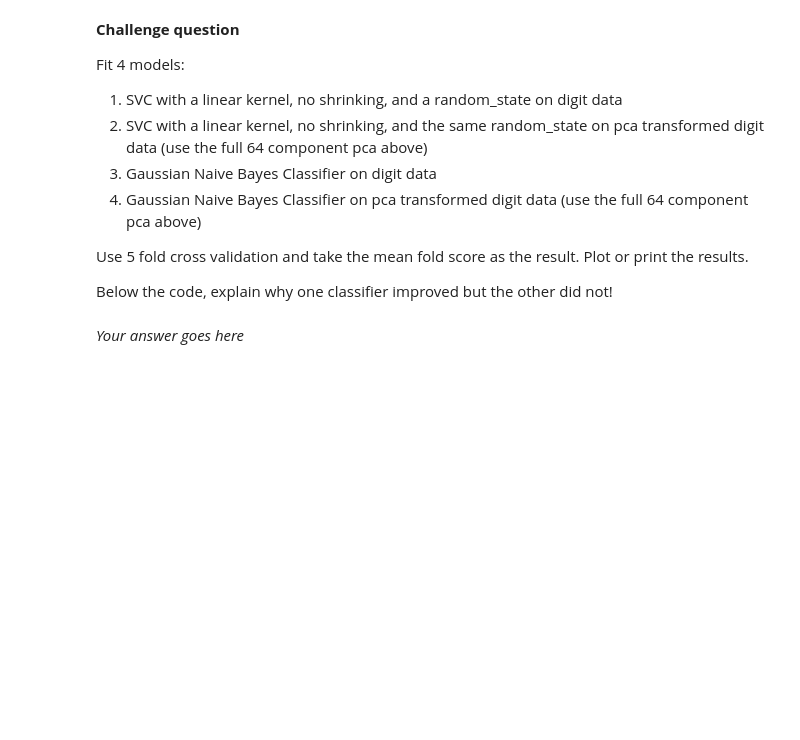
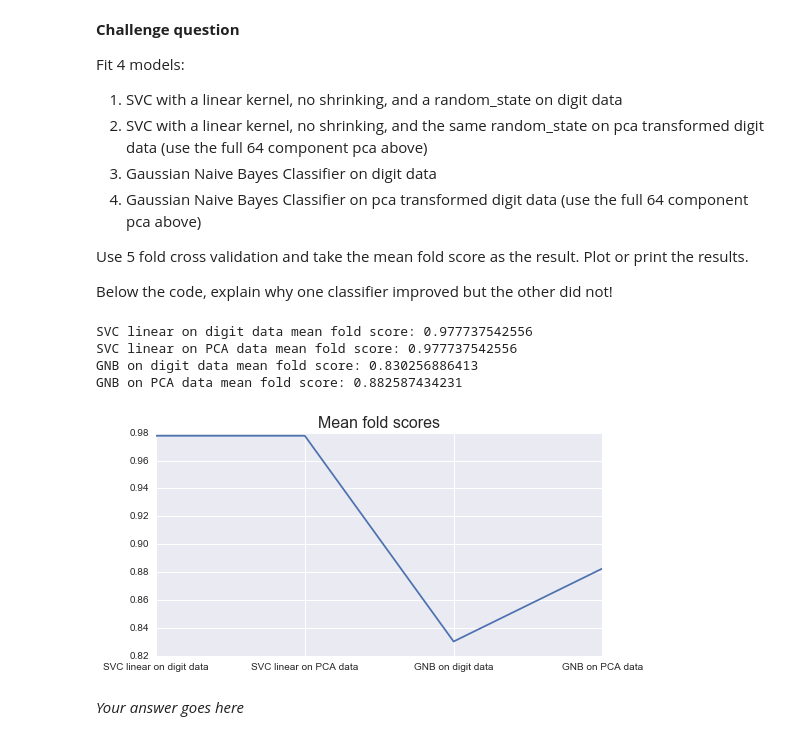
Before and after one commit to Dr-Alan-Turing/IAMachineLearning, a Jupyter notebook: 09_Assignment_4.ipynb, the cells around one changed output. Cells and saved outputs as stored; diff of their text form; code cells hidden in the pictures; blank space fills up the shorter version.

```diff
--- a/09_Assignment_4.ipynb
+++ b/09_Assignment_4.ipynb
@@ -756,19 +759,51 @@ Use 5 fold cross validation and take the mean fold score as the result. Plot or
 
 Below the code, explain why one classifier improved but the other did not!
 # %%
-# Function to calculate and plot mean fold score
-def calculate_and_plot_mfs(model, X, y)
+# Function to calculate and print mean fold score
+def calculate_and_print_mfs(model, X, y, description="classifier"):
     kf5_temp = KFold(n=len(X), n_folds=5, shuffle=True, random_state=30)
-    mfs = []
-    for train_idx, valid_idx in kf5_temp:
+    scores = []
+    for train_idx, test_idx in kf5_temp:
         model.fit(X[train_idx], y[train_idx])
-
-# SVC linear with no shrinking on digit data
-
-# SVC linear with no shrinking on pca transformed digit data
-
-# Gaussian Naive Bayes on digit data
-
-# Gaussian Naive Bayes on pca transformed digit data
+        scores.append(model.score(X[test_idx], y[test_idx]))
+        mfs = np.mean(scores)
+    print("{0} mean fold score: {1}".format(description, mfs))
+    return mfs
+# %%
+# Prepare data
+all_classifiers = ["SVC linear on digit data", "SVC linear on PCA data", "GNB on digit data", "GNB on PCA data"]
+all_scores = []
+X_digits = digits.data
+X_pca = PCA(n_components=X_digits.shape[1]).fit_transform(X_digits)
+y_both = digits.target
+
+# SVC linear with no shrinking on digit data
+SVC_lin_digits = SVC(kernel="linear", shrinking=False, random_state=30)
+all_scores.append(calculate_and_print_mfs(SVC_lin_digits, X_digits, y_both, all_classifiers[0]))
+
+# SVC linear with no shrinking on pca transformed data
+SVC_lin_pca = SVC(kernel="linear", shrinking=False, random_state=30)
+all_scores.append(calculate_and_print_mfs(SVC_lin_pca, X_pca, y_both, all_classifiers[1]))
+
+# Gaussian Naive Bayes on digit data
+GNB_digits = GaussianNB()
+all_scores.append(calculate_and_print_mfs(GNB_digits, X_digits, y_both, all_classifiers[2]))
+
+# Gaussian Naive Bayes on pca transformed data
+GNB_pca = GaussianNB()
+all_scores.append(calculate_and_print_mfs(GNB_pca, X_pca, y_both, all_classifiers[3]))
+
+# Plots scores
+plt.figure(figsize=(8,4))
+plt.plot(all_scores)
+plt.xticks(range(len(all_classifiers)), all_classifiers)
+plt.title("Mean fold scores", fontsize=16)
+plt.show()
+# %% [output]
+SVC linear on digit data mean fold score: 0.977737542556
+SVC linear on PCA data mean fold score: 0.977737542556
+GNB on digit data mean fold score: 0.830256886413
+GNB on PCA data mean fold score: 0.882587434231
+[figure, added]
 # %% [markdown]
 *Your answer goes here*
```
Also changed, not shown: parts of 11 cells of this notebook.
